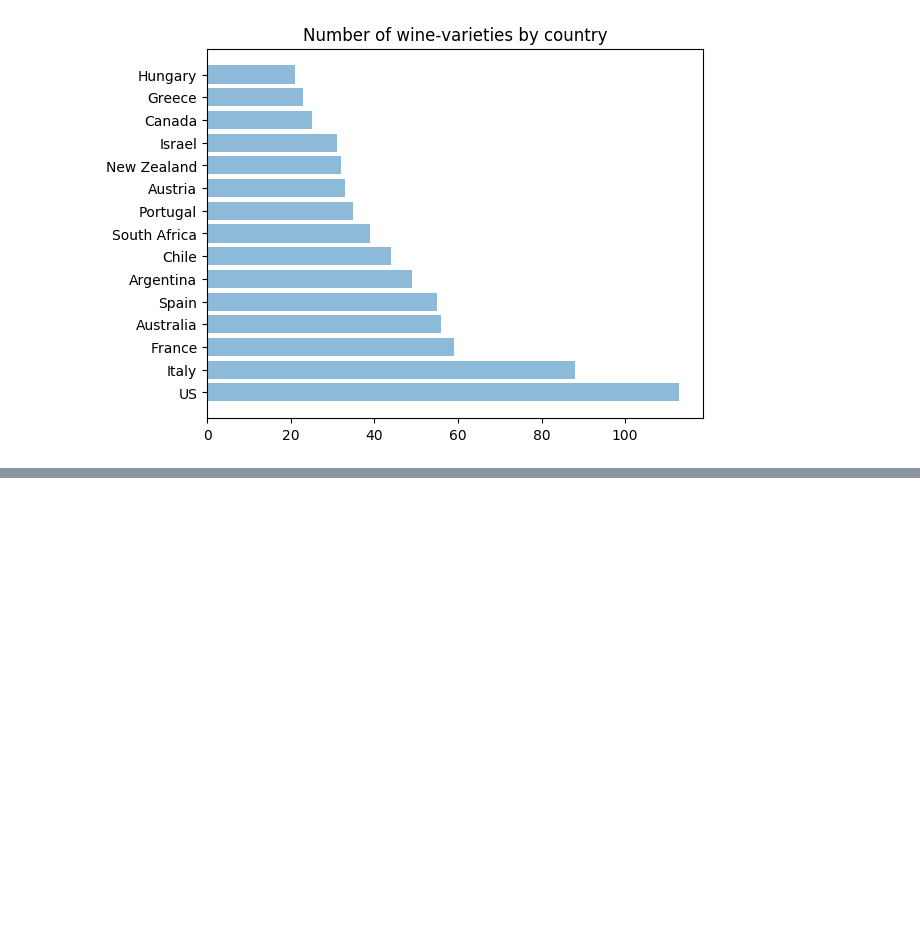
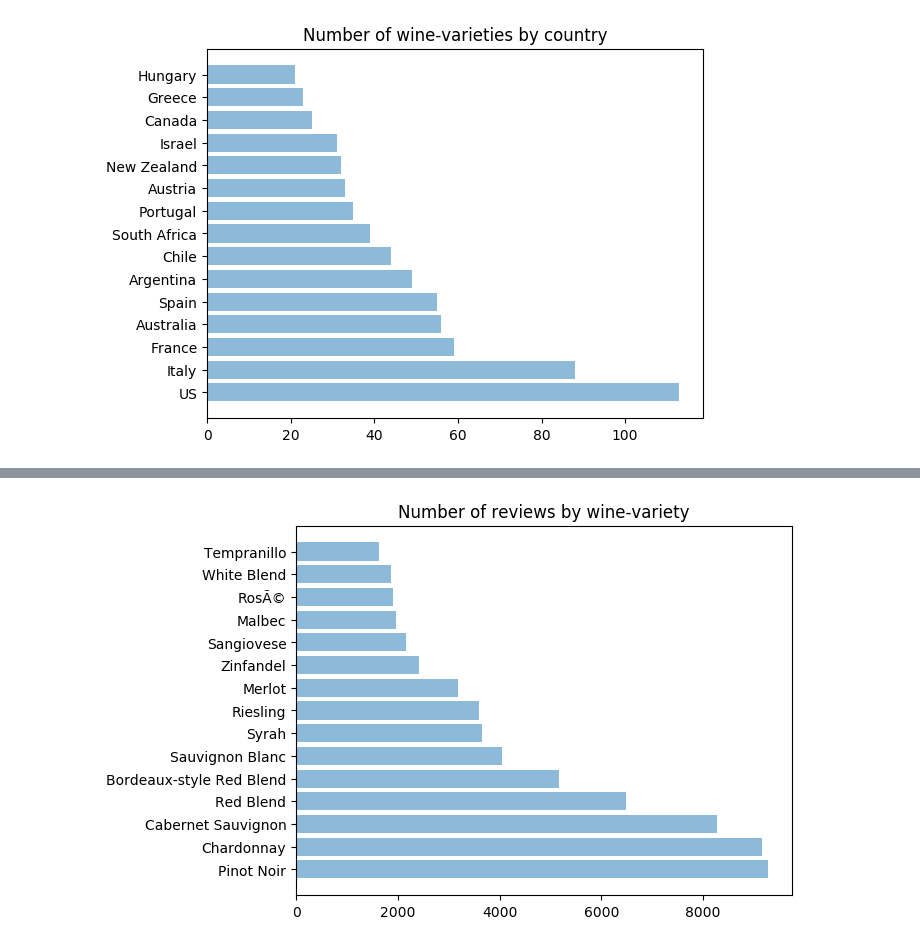
Before and after one commit to pavlafuxova/TFM, a Jupyter notebook: ranking_varieties.ipynb, the cells around one changed output, grey strips where cells are left out. Drawn from its saved outputs; the diff is of its cells as text; code cells hidden in the pictures; blank space fills up the shorter version.

Commit message:
number of wine-reviews by variety

```diff
--- a/ranking_varieties.ipynb
+++ b/ranking_varieties.ipynb
@@ -410,3 +395,7 @@ plt.title('Number of wine-varieties by country')
 plt.show()
 # %% [output]
 [figure]
+# %%
+wine5 = wine.groupby("variety").variety.count().sort_values(ascending=False).to_frame()
+# %%
+wine5 = wine5.rename(columns={'variety': 'number_of_reviews'})
@@ -412,0 +412,18 @@ plt.show()
+# %%
+plt.rcdefaults()
+fig, ax = plt.subplots()
+
+varieties = tuple(wine5.index.tolist())[:15]
+varieties = [TextBlob(i.decode('unicode-escape')) for i in varieties]
+y_pos = np.arange(len(varieties))
+performance = np.array(wine5.number_of_reviews)[:15]
+error = np.random.rand(len(varieties))
+
+
+plt.barh(y_pos, performance, align='center', alpha=0.5)
+plt.yticks(y_pos, varieties)
+plt.title('Number of reviews by wine-variety')
+
+plt.show()
+# %% [output]
+[figure, added]
```
Also changed, not shown: parts of 6 cells of this notebook.
